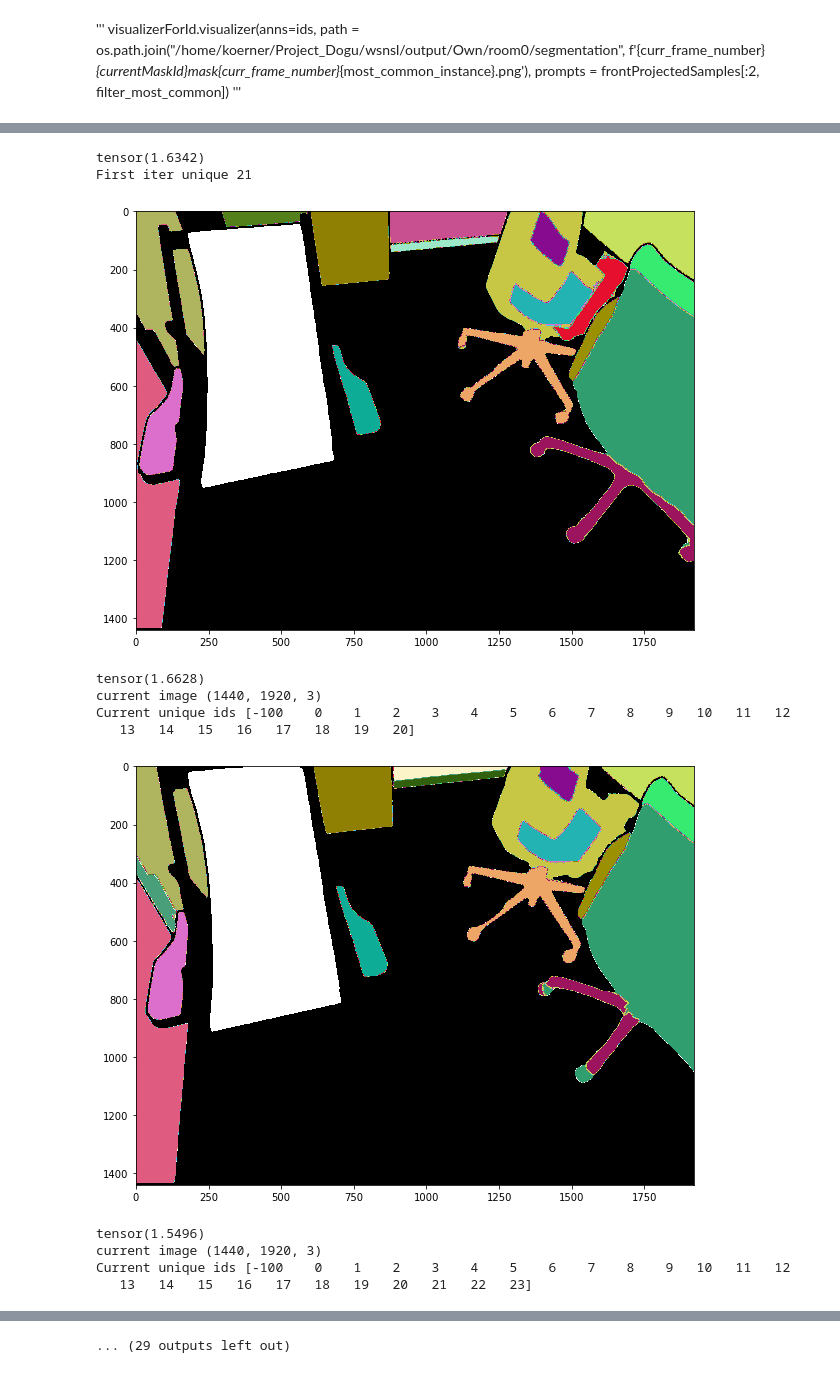
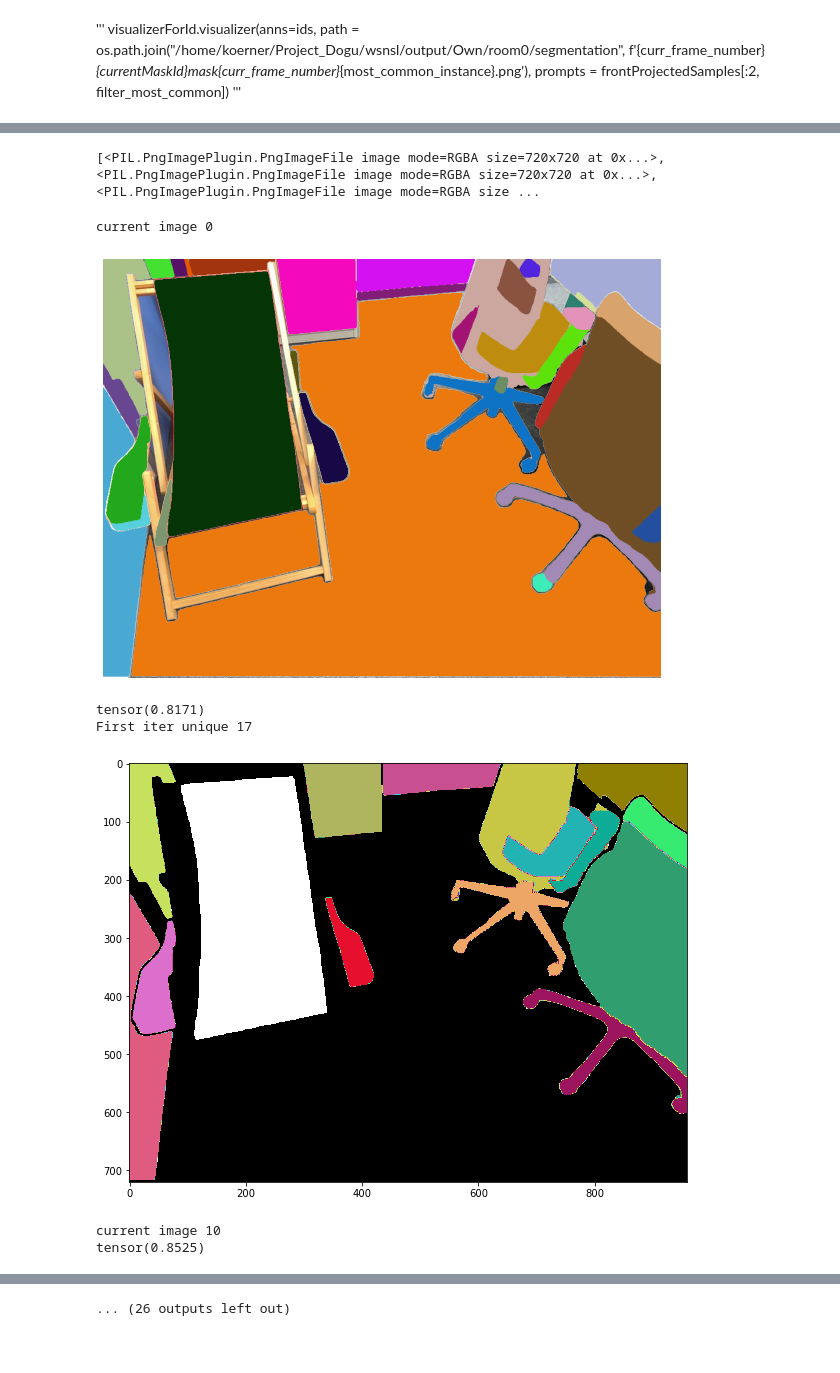
Before and after one commit to doginono/SceneSAM, a Jupyter notebook: src/utils/Automatic.ipynb, the cells around one changed output, grey strips where cells are left out. Cells and saved outputs as stored; diff of their text form; code cells hidden in the pictures; blank space fills up the shorter version.

```diff
--- a/src/utils/Automatic.ipynb
+++ b/src/utils/Automatic.ipynb
@@ -38,11 +38,14 @@ print(T_wc[0])
             [-1, -1, 1, -1],
             [0, 0, 0, 1]])
 T_wc = s * T_wc'''
-#T_wc[:,1:3]*=-1
+T_wc[:,1:3]*=-1
+#T_wc[:,:3,3]=0
 color_paths = sorted(glob.glob(f"/home/rozenberszki/D_Project/wsnsl/Dataset/color_path/*.jpg"))
 print(color_paths)
 depth_paths = sorted(glob.glob(f"/home/rozenberszki/D_Project/wsnsl/Dataset/dept_path/*.png"))
 #  y,z
+T_wc[:,:3, 3] *= 1/2
+print(T_wc[0])
 # %% [output]
 [[ 0.63281906  0.5936474  -0.4971145   0.39389375]
  [ 0.03214595 -0.6616073  -0.7491611   0.06876414]
@@ -123,7 +126,7 @@ def checkIfInsideImage(backprojectedSamples, zg, Depthg, border, H,W):
 
     # print(f'depthCkeck, smaller 0.005: {np.count_nonzero(abs(depthCheck) < 0.005)}, depthCheck, smaller 0.01: {np.count_nonzero(abs(depthCheck) < 0.01)}, smaller 0.1: {np.count_nonzero(abs(depthCheck) < 0.1)}')
     #print("depthCheck",depthCheck)
-    indices = np.where(abs(depthCheck) < 0.1)
+    indices = np.where(abs(depthCheck) < 0.5)
     filteredBackProj = filteredBackProj[:, indices]
     '''
     print(depthCheck)
@@ -173,17 +176,30 @@ def generateIds(masks, min_area=1000):
             ids[ids == unique_ids[i]] = -100
     return ids
 
-def sample_from_instances_with_ids_area(ids, numberOfMasks, points_per_instance=1):
+def sample_from_instances_with_ids_area(ids, numberOfMasks, points_per_instance=1, sampleWithArea=40):
     tensors = []
 
     temp=np.unique(ids)[1:]
     for i,element in enumerate(list(temp.astype(int))):
         if element >=0:
-            labels = np.where(ids == element)
+            '''labels = np.where(ids == element).astype(np.int8)
+            kernel = np.ones((7, 7), np.uint8)
+            labels= cv2.erode(labels.astype(np.uint8), kernel, iterations=1)
+            '''
+            mask= ids==element
+            '''if element==12:
+                plt.imshow(mask)
+                plt.show()'''
+            kernel = np.ones((10, 10), np.uint8)
+            mask= cv2.erode(mask.astype(np.uint8), kernel, iterations=1)
+            '''if element==12:
+                plt.imshow(mask)
+                plt.show()'''
+            labels = np.where(mask)
             indices = list(zip(labels[0], labels[1]))
-            points_per_instance= np.sum(ids == element)
+            points_per_instance= len(indices)
             #points_per_instance=int(2*np.log2(points_per_instance))
-            points_per_instance=2*points_per_instance//(40*40)
+            points_per_instance=2*points_per_instance//(sampleWithArea**2)
             if len(indices) > points_per_instance and len(indices)>1 and points_per_instance>1:  # Check if there are any True pixels
                 sampled_indices = np.linspace(0, len(indices)-1, points_per_instance, dtype=int)
                 sampled_tensor = torch.tensor([indices[j][::-1] for j in sampled_indices]).T
@@ -328,6 +352,7 @@ def createFrontMappingAutosort(
     followedInstance=12,
 ):
     visualizerForId=vis.visualizerForIds()
+    print("current image",curr_frame_number)
 
     if curr_frame_number==0:
         masks = automaticMask.generate(current_frame)
@@ -377,7 +402,6 @@ def createFrontMappingAutosort(
     frontProjectedSamples = checkIfInsideImage(
         frontProjectedSamples, projDepth, depthf, border=border, H=depthf.shape[0], W=depthf.shape[1]
     )
-    print("current image",current_frame.shape)
     mask = mask_generator.generate(current_frame)
     # TODO suna bakilcak
     ids = generateIds(mask, min_area=smallesMaskSize)
@@ -396,6 +420,8 @@ def createFrontMappingAutosort(
     # some are pruned do not take the max_id into account
     """
     copyOfIds = np.full(ids.shape, -100)
+    '''if verbose:
+        visualizerForId.visualizer(anns=ids, path = "/home/rozenberszki/D_Project/wsnsl/output/Own/segmentationScannet", prompts=frontProjectedSamples[:, frontProjectedSamples[2, :] == followedInstance])'''
     for currentMaskId in current_unique_ids:
         if currentMaskId < 0:
             continue
@@ -463,12 +489,12 @@ def createFrontMappingAutosort(
 samples=None
 visu=vis.visualizerForIds()
 max_id=0
-howManyFrames=20
+howManyFrames=50
 currFramenumber=0*len(depth_paths)//howManyFrames
 color_data = cv2.imread(color_paths[currFramenumber])
 image = cv2.cvtColor(color_data, cv2.COLOR_BGR2RGB)
 print(image.shape)
-readDepth(depth_paths[currFramenumber])
+print(readDepth(depth_paths[currFramenumber]).shape)
 
 def read_intrinsic(frame):
     intrinsic = np.loadtxt('/home/rozenberszki/D_Project/wsnsl/Dataset/intrinsic.txt').reshape(-1, 3, 3)
@@ -480,24 +507,23 @@ tensor(1.6342)
+# %%
+make_gif(f"/home/rozenberszki/D_Project/wsnsl/output/Own/segmentationScannet")
+# %% [output]
+[<PIL.PngImagePlugin.PngImageFile image mode=RGBA size=720x720 at 0x...>, <PIL.PngImagePlugin.PngImageFile image mode=RGBA size=720x720 at 0x...>, <PIL.PngImagePlugin.PngImageFile image mode=RGBA size ...
 # %%
 for i in range(0,howManyFrames):
     currFramenumber=i*len(depth_paths)//howManyFrames
     color_data = cv2.imread(color_paths[currFramenumber])
     image = cv2.cvtColor(color_data, cv2.COLOR_BGR2RGB)
     K=read_intrinsic(currFramenumber)#*0.75
-    masks, samples, max_id=createFrontMappingAutosort(currFramenumber, T_wc, K, depth_paths, mask_generator, max_id=max_id, smallesMaskSize=10000,current_frame=image, samples=samples,verbose=True,followedInstance=12)
+    K*=0.5
+    masks, samples, max_id=createFrontMappingAutosort(currFramenumber, T_wc, K, depth_paths, mask_generator, max_id=max_id, smallesMaskSize=10000/2,current_frame=image, samples=samples,verbose=True,followedInstance=12)
     #plot(samples) # 8 12
     #print(i)
 torch.cuda.empty_cache()
-make_gif(f"/home/rozenberszki/D_Project/wsnsl/output/Own/")
 # %% [output]
-tensor(1.6342)
-First iter unique 21
+current image 0
-[figure, old version]
+[figure, new version]
-tensor(1.6628)
-current image (1440, 1920, 3)
-Current unique ids [-100    0    1    2    3    4    5    6    7    8    9   10   11   12
-   13   14   15   16   17   18   19   20]
+tensor(0.8171)
+First iter unique 17
-[figure, old version]
+[figure, new version]
-tensor(1.5496)
-current image (1440, 1920, 3)
-Current unique ids [-100    0    1    2    3    4    5    6    7    8    9   10   11   12
-   13   14   15   16   17   18   19   20   21   22   23]
+current image 10
+tensor(0.8525)
@@ -520 +544 @@ Current unique ids [-100    0    1    2    3    4    5    6    7    8    9   10
-... (29 outputs left out)
+... (26 outputs left out)
```
Also changed, not shown: parts of 6 cells of this notebook, 1 other file.
